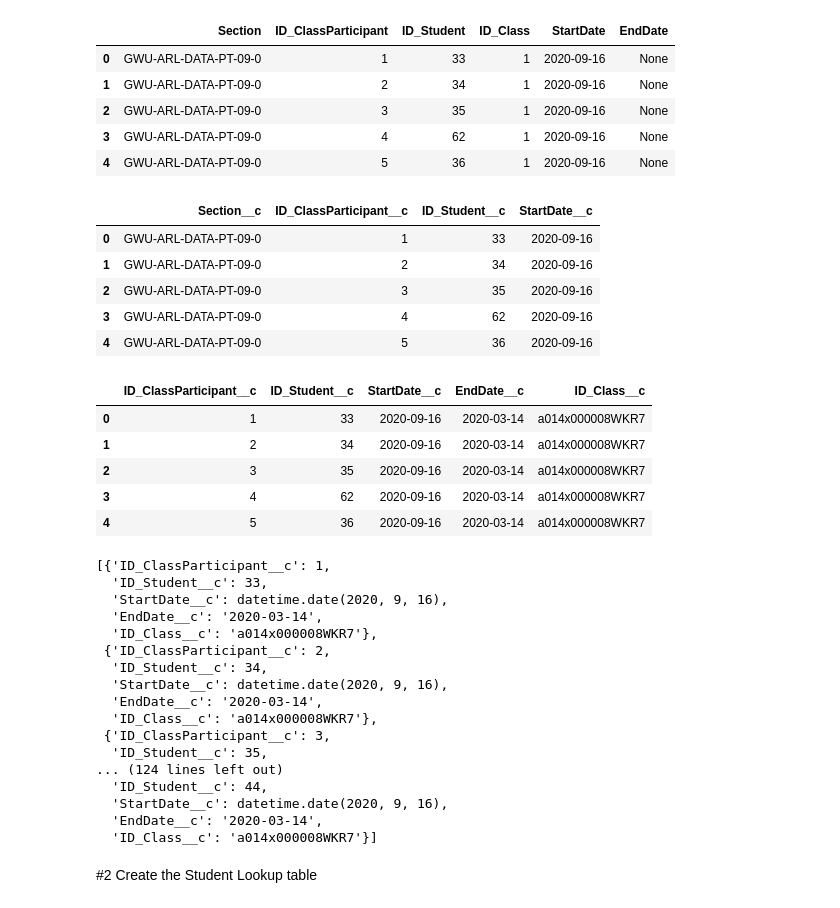
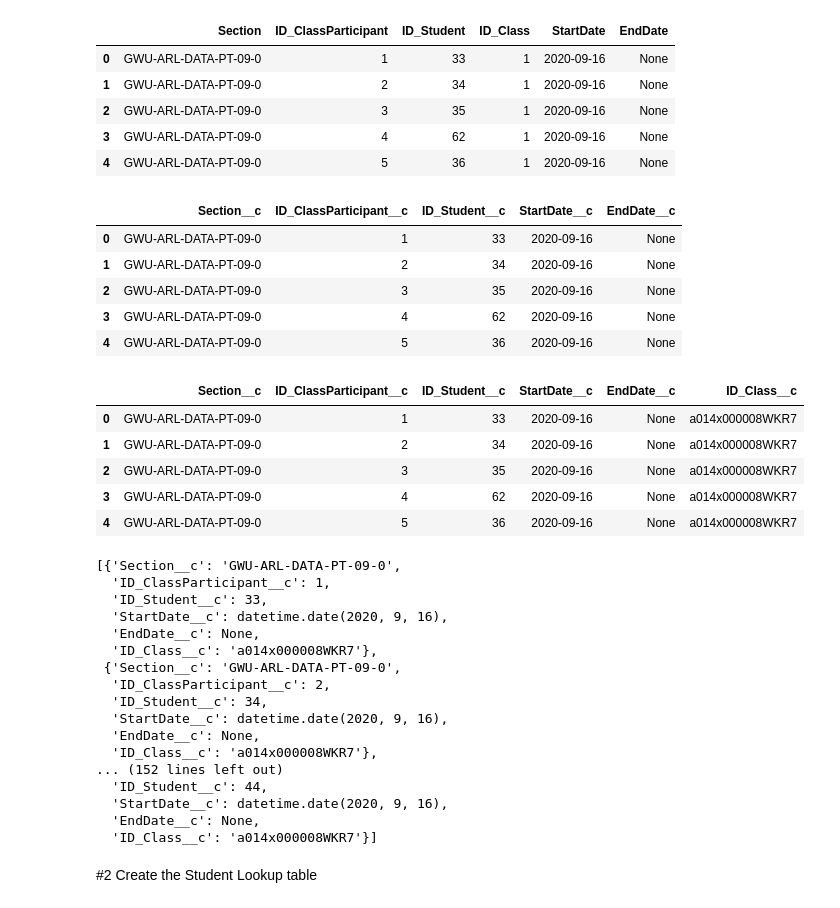
Before and after one commit to mgfrancis/etl_salesforce, a Jupyter notebook: Salesforce-ETL-Project-Starter-Code-Copy1.ipynb, the cells around one changed output. Cells and saved outputs as stored; diff of their text form; code cells hidden in the pictures.

```diff
--- a/Salesforce-ETL-Project-Starter-Code-Copy1.ipynb
+++ b/Salesforce-ETL-Project-Starter-Code-Copy1.ipynb
@@ -357,8 +339,7 @@ data = sf.query_all_iter("SELECT Section__c, End_Date__c, Name FROM Class__c")
 for row in data:
     rec = {
         'ID_Class__c': row['Name'], # this is a critical line of code
-        'Section__c': row['Section__c'],
-        'EndDate__c' : row['End_Date__c']
+        'Section__c': row['Section__c']
     }
     class_lookup_list.append(rec)
 
@@ -413,54 +386,55 @@ cp_data_df.rename(columns={
     'Section': 'Section__c',
     'ID_ClassParticipant': 'ID_ClassParticipant__c',
     'ID_Student': 'ID_Student__c',
-    'StartDate': 'StartDate__c'
+    'StartDate': 'StartDate__c',
+    'EndDate':'EndDate__c'
 }, inplace=True)
 
-cp_data_df = cp_data_df[['Section__c','ID_ClassParticipant__c', 'ID_Student__c','StartDate__c']]
+cp_data_df = cp_data_df[['Section__c','ID_ClassParticipant__c', 'ID_Student__c','StartDate__c','EndDate__c']]
 cp_data_df.head()
 # %% [output]
-|  | Section__c | ID_ClassParticipant__c | ID_Student__c | StartDate__c |
-| 0 | GWU-ARL-DATA-PT-09-0 | 1 | 33 | 2020-09-16 |
-| 1 | GWU-ARL-DATA-PT-09-0 | 2 | 34 | 2020-09-16 |
-| 2 | GWU-ARL-DATA-PT-09-0 | 3 | 35 | 2020-09-16 |
-| 3 | GWU-ARL-DATA-PT-09-0 | 4 | 62 | 2020-09-16 |
-| 4 | GWU-ARL-DATA-PT-09-0 | 5 | 36 | 2020-09-16 |
+|  | Section__c | ID_ClassParticipant__c | ID_Student__c | StartDate__c | EndDate__c |
+| 0 | GWU-ARL-DATA-PT-09-0 | 1 | 33 | 2020-09-16 | None |
+| 1 | GWU-ARL-DATA-PT-09-0 | 2 | 34 | 2020-09-16 | None |
+| 2 | GWU-ARL-DATA-PT-09-0 | 3 | 35 | 2020-09-16 | None |
+| 3 | GWU-ARL-DATA-PT-09-0 | 4 | 62 | 2020-09-16 | None |
+| 4 | GWU-ARL-DATA-PT-09-0 | 5 | 36 | 2020-09-16 | None |
 # %%
 #Join the classparticipants dataframe with the Class Lookup table
 
-cp_data_df = pd.merge(cp_data_df, class_lookup_df, how='left')
+cp_data_df = pd.merge(cp_data_df, class_lookup_df, on='Section__c')
 
 #choose columns to include
-cp_data_df = cp_data_df[['ID_ClassParticipant__c','ID_Student__c','StartDate__c','EndDate__c','ID_Class__c']]
+#cp_data_df = cp_data_df[['ID_Course__c','ID_ClassParticipant__c','ID_Student__c','StartDate__c','EndDate__c']]
 cp_data_df.head()
 # %% [output]
-|  | ID_ClassParticipant__c | ID_Student__c | StartDate__c | EndDate__c | ID_Class__c |
-| 0 | 1 | 33 | 2020-09-16 | 2020-03-14 | a014x000008WKR7 |
-| 1 | 2 | 34 | 2020-09-16 | 2020-03-14 | a014x000008WKR7 |
-| 2 | 3 | 35 | 2020-09-16 | 2020-03-14 | a014x000008WKR7 |
-| 3 | 4 | 62 | 2020-09-16 | 2020-03-14 | a014x000008WKR7 |
-| 4 | 5 | 36 | 2020-09-16 | 2020-03-14 | a014x000008WKR7 |
+|  | Section__c | ID_ClassParticipant__c | ID_Student__c | StartDate__c | EndDate__c | ID_Class__c |
+| 0 | GWU-ARL-DATA-PT-09-0 | 1 | 33 | 2020-09-16 | None | a014x000008WKR7 |
+| 1 | GWU-ARL-DATA-PT-09-0 | 2 | 34 | 2020-09-16 | None | a014x000008WKR7 |
+| 2 | GWU-ARL-DATA-PT-09-0 | 3 | 35 | 2020-09-16 | None | a014x000008WKR7 |
+| 3 | GWU-ARL-DATA-PT-09-0 | 4 | 62 | 2020-09-16 | None | a014x000008WKR7 |
+| 4 | GWU-ARL-DATA-PT-09-0 | 5 | 36 | 2020-09-16 | None | a014x000008WKR7 |
 # %%
-#insert class participants into Salesforce
+#convert class / class participants into Salesforce
 cpclass_data_records = cp_data_df.to_dict(orient='records')
 cpclass_data_records
 # %% [output]
-[{'ID_ClassParticipant__c': 1,
+[{'Section__c': 'GWU-ARL-DATA-PT-09-0',
+  'ID_ClassParticipant__c': 1,
   'ID_Student__c': 33,
   'StartDate__c': datetime.date(2020, 9, 16),
-  'EndDate__c': '2020-03-14',
+  'EndDate__c': None,
   'ID_Class__c': 'a014x000008WKR7'},
- {'ID_ClassParticipant__c': 2,
+ {'Section__c': 'GWU-ARL-DATA-PT-09-0',
+  'ID_ClassParticipant__c': 2,
   'ID_Student__c': 34,
   'StartDate__c': datetime.date(2020, 9, 16),
-  'EndDate__c': '2020-03-14',
+  'EndDate__c': None,
   'ID_Class__c': 'a014x000008WKR7'},
- {'ID_ClassParticipant__c': 3,
-  'ID_Student__c': 35,
-... (124 lines left out)
+... (152 lines left out)
   'ID_Student__c': 44,
   'StartDate__c': datetime.date(2020, 9, 16),
-  'EndDate__c': '2020-03-14',
+  'EndDate__c': None,
   'ID_Class__c': 'a014x000008WKR7'}]
 # %% [markdown]
 #2 Create the Student Lookup table
```
Also changed, not shown: parts of 12 cells of this notebook.
